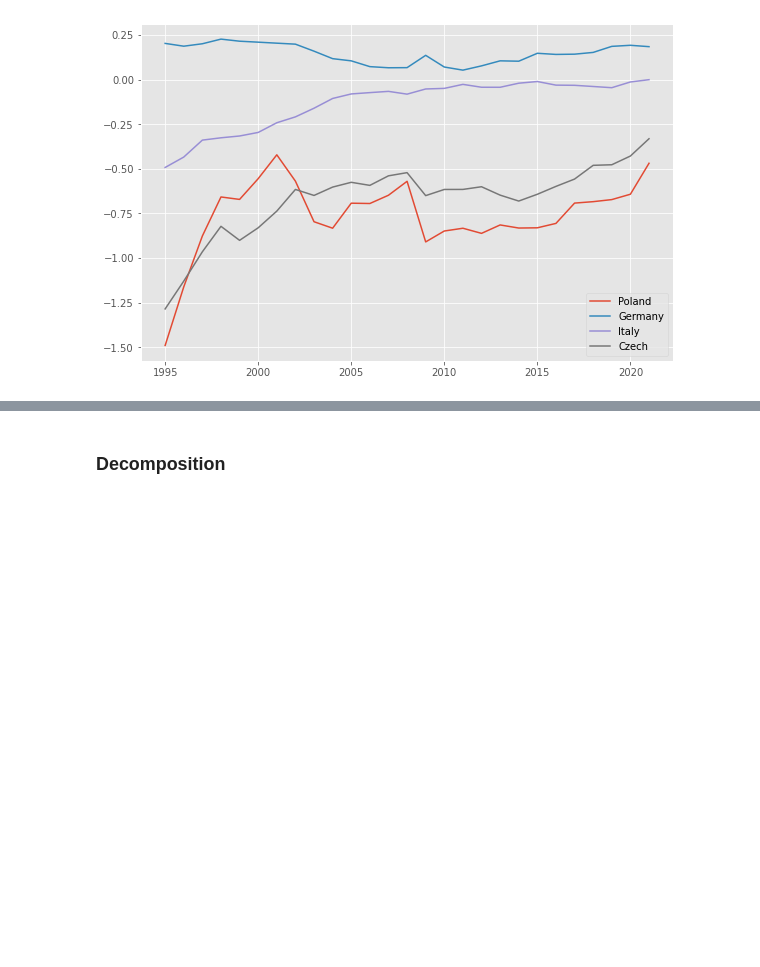
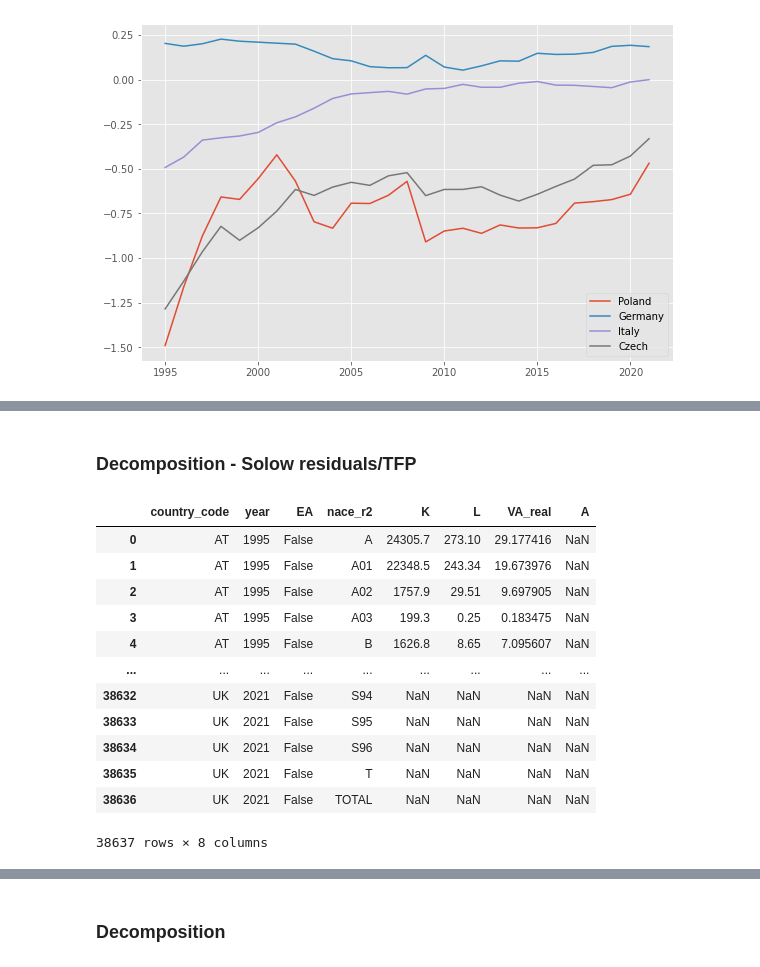
Before and after one commit to JanPintera/cee_competitiveness, a Jupyter notebook: RULC_decomposition.ipynb, the cells around one changed output, grey strips where cells are left out. Saved outputs shown, nothing was run; the diff lists cells and outputs as text; code cells hidden in the pictures; blank space fills up the shorter version.

Commit message:
[09-05-2024] adding solow residuals

```diff
--- a/RULC_decomposition.ipynb
+++ b/RULC_decomposition.ipynb
@@ -199,3 +236,9 @@ ert_bil_eur_a.head()
 len(ert_bil_eur_a.loc[ert_bil_eur_a['country_code'].notna(), 'country_code'].unique()) == len(currency_country_map)
 # %% [output]
 True
+# %%
+# https://doi.org/10.2908/NAMA_10_NFA_ST
+# KLEMS 2023 Release: For capital stocks K the series nama_10_nfa_st
+# CRC_MNAC has minimal difference from KLEMS - K_GFCF
+nama_10_nfa_st = pd.read_csv('nama_10_nfa_st.csv', index_col=0)
+nama_10_nfa_st.head()
@@ -201,0 +252,4 @@ True
+# %%
+# L in TFP residuals calculation
+nama_10_nfa_e = pd.read_csv('nama_10_a64_e.csv', index_col=0)
+nama_10_nfa_e.head()
@@ -273,0 +393,2 @@ with plt.style.context('ggplot'):
+# %% [markdown]
+### Decomposition - Solow residuals/TFP
@@ -273,0 +408,48 @@ with plt.style.context('ggplot'):
+# %%
+# TODO: check the data sources!!!! (especially K!)
+def get_solow_residuals(df):
+    # Productivity - TFP via Sollow residuals, some notes: https://www.wiwi.hu-berlin.de/de/professuren/vwl/wtm2/forschung/burdasevergnini-2014.pdf
+    # Using the Tornquish specification:
+
+    alpha = 0.33
+    for col in ['VA_real', 'K', 'L']:
+        df[f'log_{col}'] = np.log(df[col])
+
+        df[f'log_diff_{col}'] = df.groupby(['country_code', 'nace_r2'])[f'log_{col}'].diff()
+
+    # Törnqvist specification:
+    df['A'] = df["log_diff_VA_real"] - (alpha*df["log_diff_K"] + (1-alpha)*df["log_diff_L"])
+    return df[['country_code', 'year', 'EA', 'nace_r2', 'K', 'L', 'VA_real', 'A']]
+# %%
+def is_in_eurozone(row, ea):
+    members = ea.get_eurozone_members(row['year'])
+    if members is not None and row['country_code'] in members:
+        return True
+    else:
+        return False
+# %%
+# TODO: using EA averages here as nama_10_nfa_st does not contain EA agg, use avg.for ULC itself!!
+tfp_df = nama_df[["country_code", "year", "VA_real", "nace_r2"]]
+tfp_df = tfp_df.merge(nama_10_nfa_st, on=['country_code', 'year', 'nace_r2'])
+tfp_df = tfp_df.merge(nama_10_nfa_e, on=['country_code', 'year', 'nace_r2'])
+
+#tfp_df = tfp_df[tfp_df['nace_r2'] == 'C'] # NOTE: very important, now I concentrate on manufacturing only
+tfp_df['EA'] = tfp_df.apply(lambda x: is_in_eurozone(x, ea=eurozone), axis=1)
+
+
+tfp_df = get_solow_residuals(tfp_df)
+tfp_df
+# %% [output]
+|  | country_code | year | EA | nace_r2 | K | L | VA_real | A |
+| 0 | AT | 1995 | False | A | 24305.7 | 273.10 | 29.177416 | NaN |
+| 1 | AT | 1995 | False | A01 | 22348.5 | 243.34 | 19.673976 | NaN |
+| 2 | AT | 1995 | False | A02 | 1757.9 | 29.51 | 9.697905 | NaN |
+| 3 | AT | 1995 | False | A03 | 199.3 | 0.25 | 0.183475 | NaN |
+| 4 | AT | 1995 | False | B | 1626.8 | 8.65 | 7.095607 | NaN |
+| ... | ... | ... | ... | ... | ... | ... | ... | ... |
+| 38632 | UK | 2021 | False | S94 | NaN | NaN | NaN | NaN |
+| 38633 | UK | 2021 | False | S95 | NaN | NaN | NaN | NaN |
+| 38634 | UK | 2021 | False | S96 | NaN | NaN | NaN | NaN |
+| 38635 | UK | 2021 | False | T | NaN | NaN | NaN | NaN |
+| 38636 | UK | 2021 | False | TOTAL | NaN | NaN | NaN | NaN |
+38637 rows × 8 columns
```
Also changed, not shown: parts of 22 cells of this notebook.
